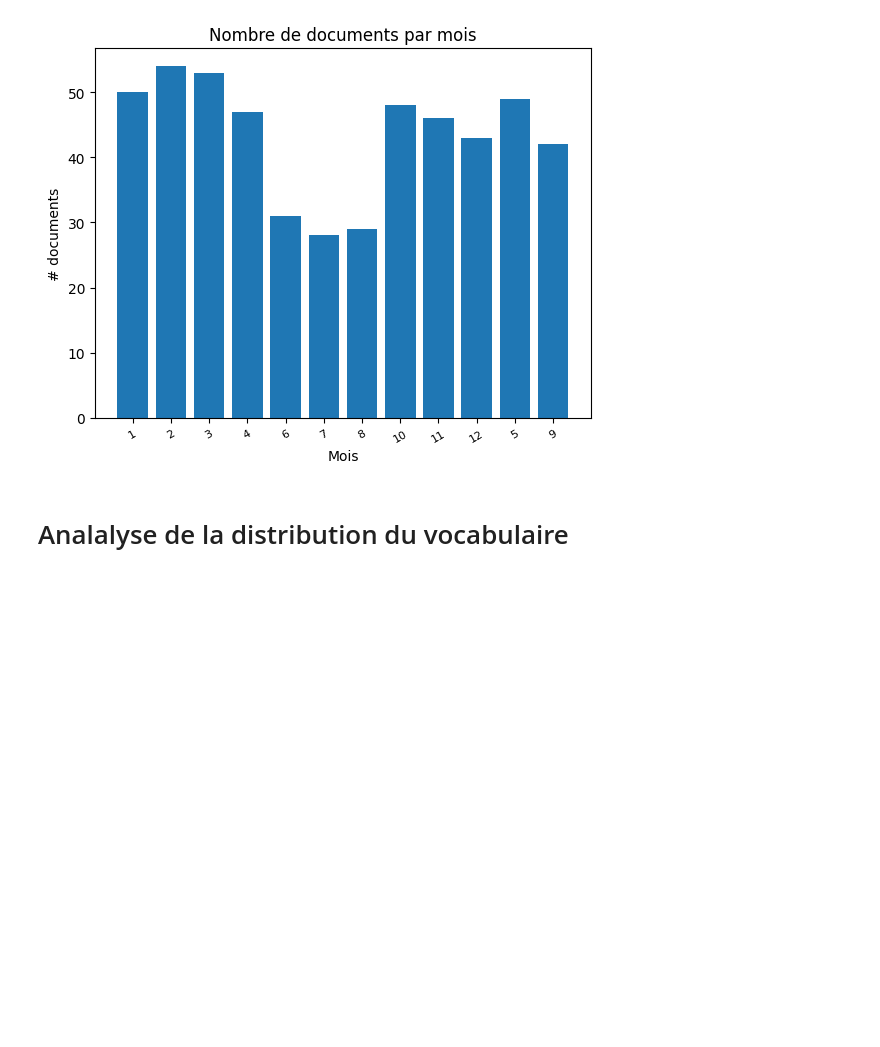
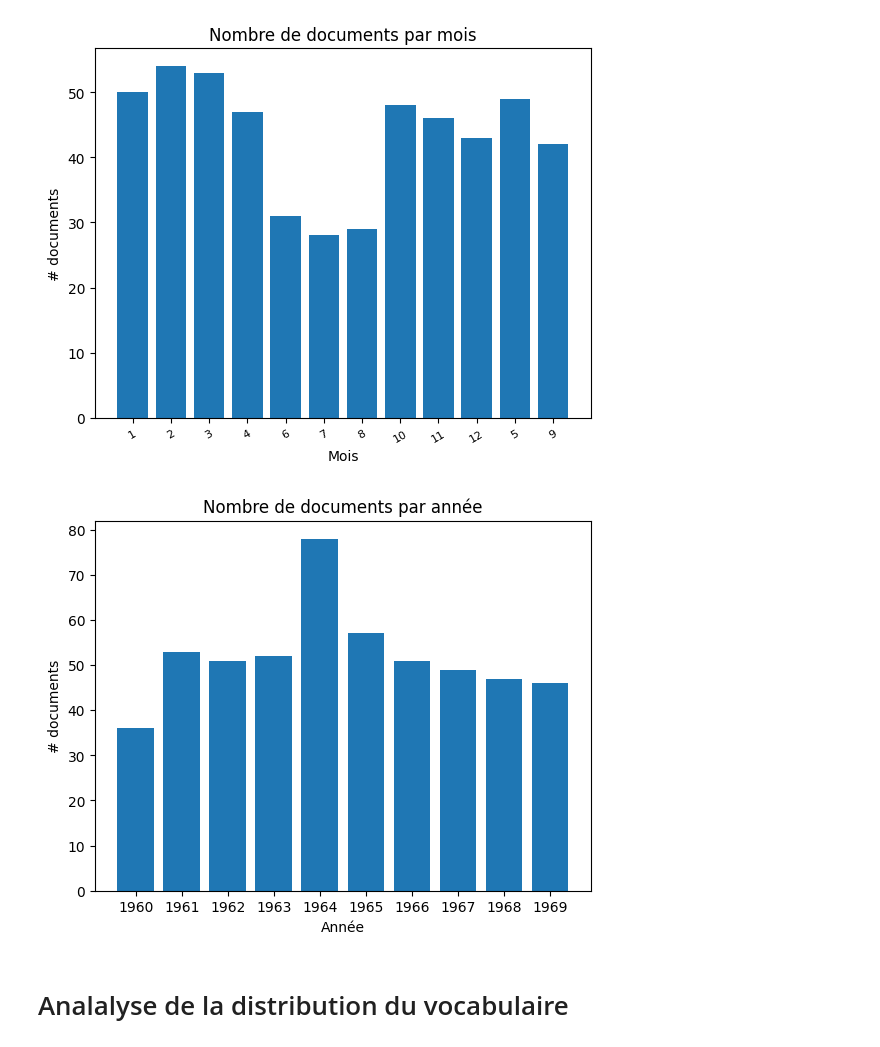
Before and after one commit to Elifoxxx/tac, a Jupyter notebook: tps/tp4/tp4.ipynb, the cells around one changed output. Saved outputs shown, nothing was run; the diff lists cells and outputs as text; code cells hidden in the pictures; blank space fills up the shorter version.

```diff
--- a/tps/tp4/tp4.ipynb
+++ b/tps/tp4/tp4.ipynb
@@ -87,6 +87,30 @@ plt.title('Nombre de documents par mois')
 plt.show()
 # %% [output]
 [figure]
+# %%
+# Compter les documents par année
+count_year = defaultdict(int)
+
+for f in files:
+    if "_" in f and f.endswith("txt"):
+        elems = f.split("_")
+        year = elems[2].split("-")[0]
+        count_year[year] += 1
+
+# Trier les années pour un affichage chronologique
+sorted_years = sorted(count_year.keys())
+sorted_counts = [count_year[year] for year in sorted_years]
+# %%
+# Visualisation du nombre de documents par année
+index = np.arange(len(sorted_years))
+plt.bar(index, sorted_counts)
+plt.xlabel('Année')
+plt.ylabel('# documents')
+plt.xticks(index, sorted_years, fontsize=10)
+plt.title('Nombre de documents par année')
+plt.show()
+# %% [output]
+[figure, added]
 # %% [markdown]
 # Analalyse de la distribution du vocabulaire
 # %% [markdown]
```
Also changed, not shown: parts of 5 cells of this notebook.
